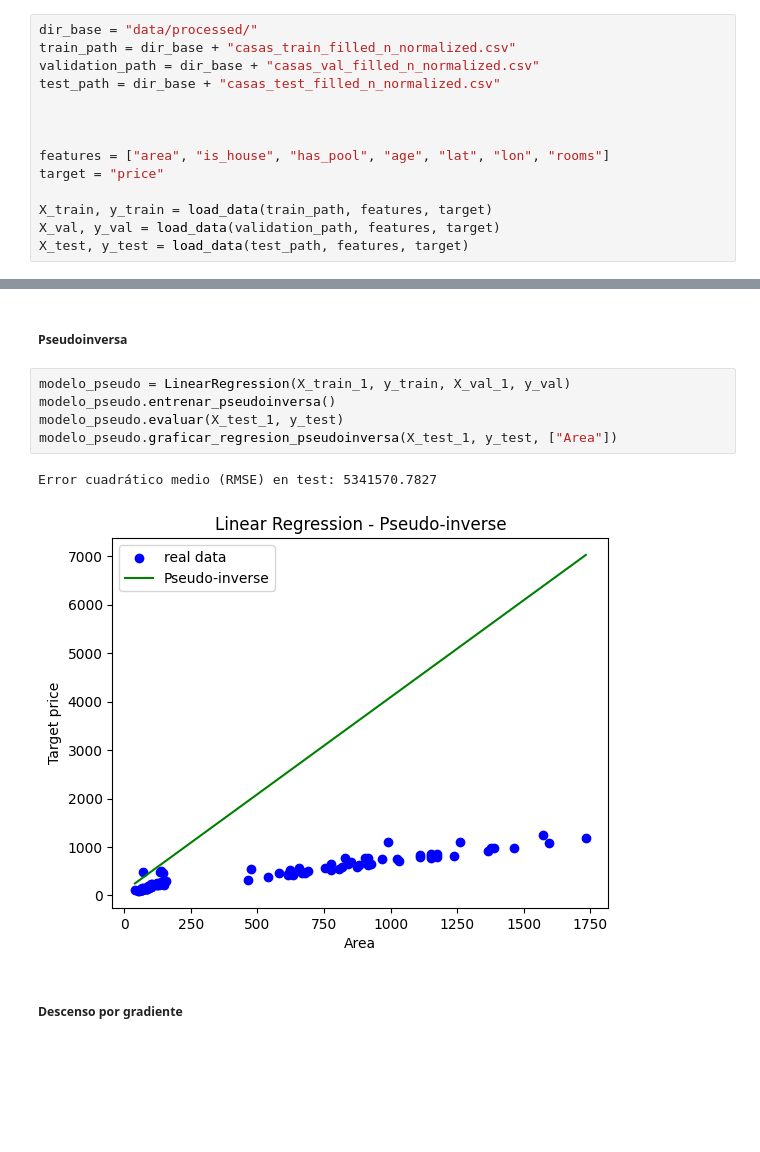
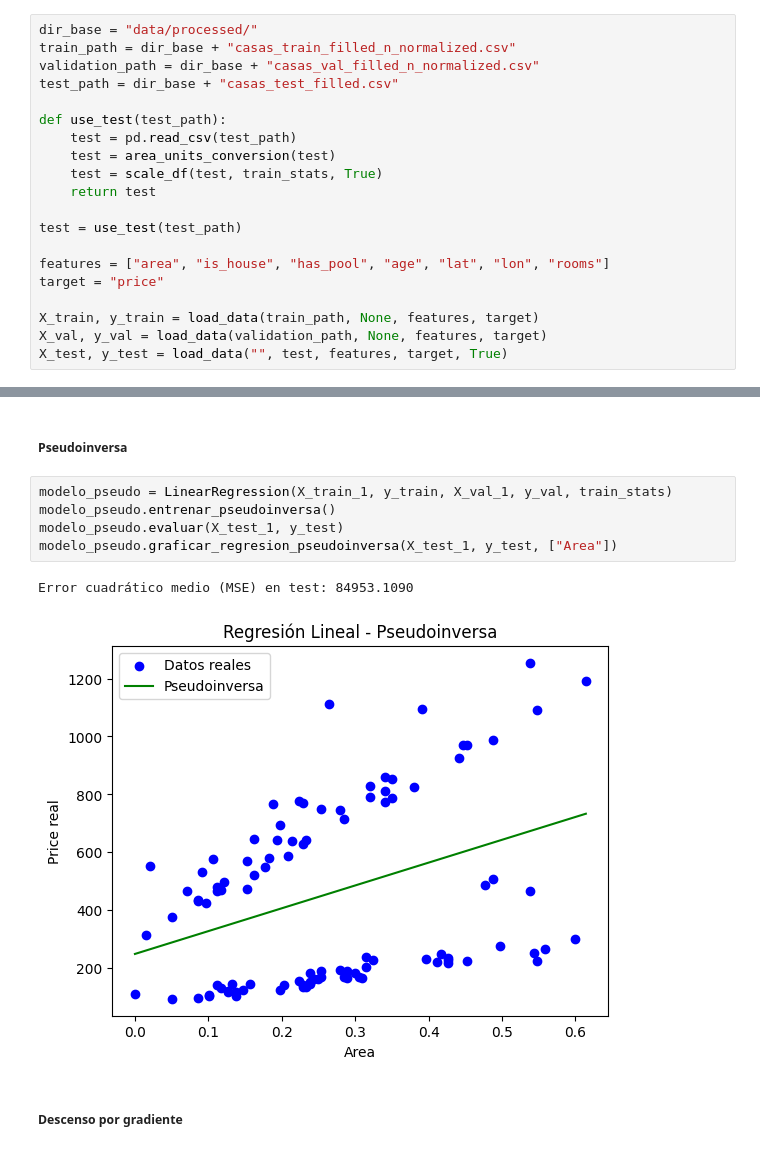
Before and after one commit to anatissera/Machine-Learning-Deep-Learning, a Jupyter notebook: Tissera_AnaPaula_TP1/Entrega_TP1.ipynb, the cells around one changed output, grey strips where cells are left out. Drawn from its saved outputs; the diff is of its cells as text; blank space fills up the shorter version.

```diff
--- a/Tissera_AnaPaula_TP1/Entrega_TP1.ipynb
+++ b/Tissera_AnaPaula_TP1/Entrega_TP1.ipynb
@@ -377,16 +438,22 @@ from src.utils import load_data
 dir_base = "data/processed/"
 train_path = dir_base + "casas_train_filled_n_normalized.csv"
 validation_path = dir_base + "casas_val_filled_n_normalized.csv"
-test_path = dir_base + "casas_test_filled_n_normalized.csv"
+test_path = dir_base + "casas_test_filled.csv"
 
+def use_test(test_path):
+    test = pd.read_csv(test_path)
+    test = area_units_conversion(test)
+    test = scale_df(test, train_stats, True)
+    return test
 
+test = use_test(test_path)
 
 features = ["area", "is_house", "has_pool", "age", "lat", "lon", "rooms"]
 target = "price"
 
-X_train, y_train = load_data(train_path, features, target)
-X_val, y_val = load_data(validation_path, features, target)
-X_test, y_test = load_data(test_path, features, target)
+X_train, y_train = load_data(train_path, None, features, target)
+X_val, y_val = load_data(validation_path, None, features, target)
+X_test, y_test = load_data("", test, features, target, True)
 # %% [markdown]
 #### Prueba con una característica
 # %%
@@ -396,13 +470,13 @@ X_test_1 = X_test[:, [0]]
 # %% [markdown]
 ##### Pseudoinversa
 # %%
-modelo_pseudo = LinearRegression(X_train_1, y_train, X_val_1, y_val)
+modelo_pseudo = LinearRegression(X_train_1, y_train, X_val_1, y_val, train_stats)
 modelo_pseudo.entrenar_pseudoinversa()
 modelo_pseudo.evaluar(X_test_1, y_test)
 modelo_pseudo.graficar_regresion_pseudoinversa(X_test_1, y_test, ["Area"])
 # %% [output]
-Error cuadrático medio (RMSE) en test: 5341570.7827
+Error cuadrático medio (MSE) en test: 84953.1090
-[figure, old version]
+[figure, new version]
 # %% [markdown]
 ##### Descenso por gradiente
 # %%
```
Also changed, not shown: parts of 28 cells of this notebook, 11 other files.
